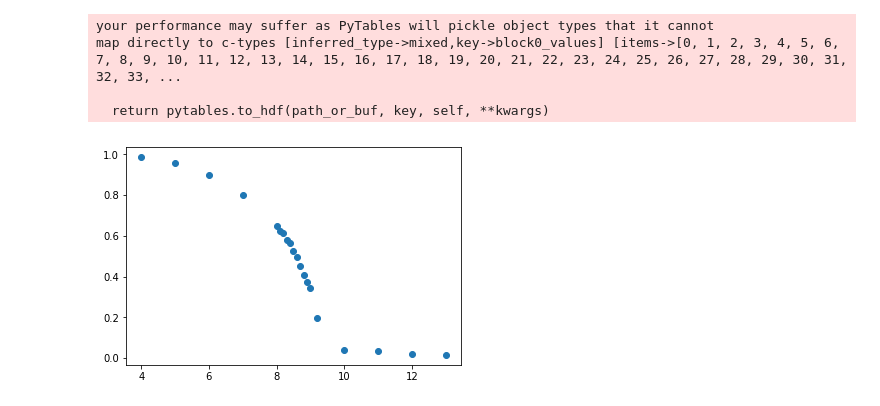
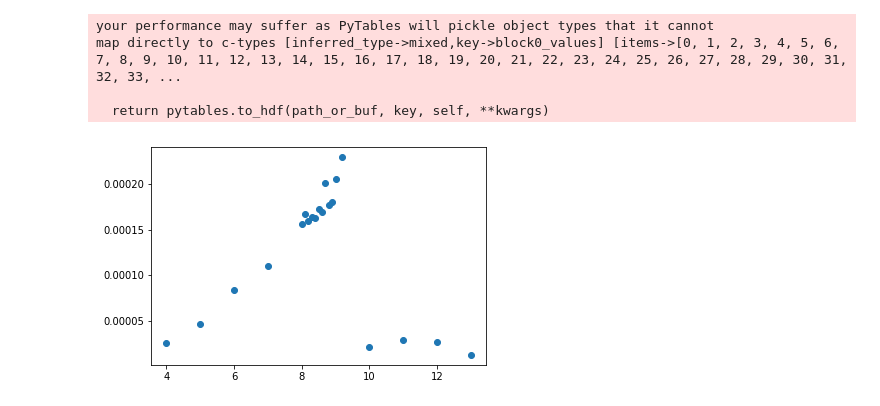
Before and after one commit to chw177/Cluster_Monte_Carlo_Ising_Model, a Jupyter notebook: 5D_data/5D_Ising.ipynb, the cells around one changed output. Saved outputs shown, nothing was run; the diff lists cells and outputs as text; code cells hidden in the pictures.

```diff
--- a/5D_data/5D_Ising.ipynb
+++ b/5D_data/5D_Ising.ipynb
@@ -214,8 +214,8 @@ S0SR_list = pd.read_hdf("s0sr_data.h5",key = 'data')
 # %%
 T = [4.0, 5.0, 6.0, 7.0, 8.0, 8.1, 8.2, 8.3, 8.4, 8.5, 8.6, 8.7, 8.8, 8.9, 9.0, 9.2, 10.0, 11.0, 12.0, 13.0]
 # %%
-plt.plot(T, M_list,'o')#color = 'pink'
+plt.plot(T, Cv_list,'o')#color = 'pink'
 #plt.plot(T, Chi_list)
 plt.show()
 # %% [output]
-[figure, old version]
+[figure, new version]
```
Also changed, not shown: parts of 2 cells of this notebook, 48 other files.
